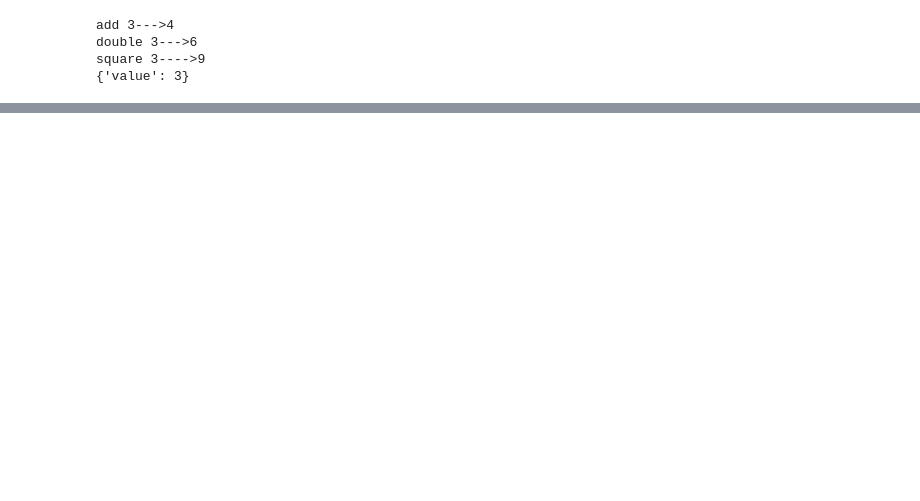
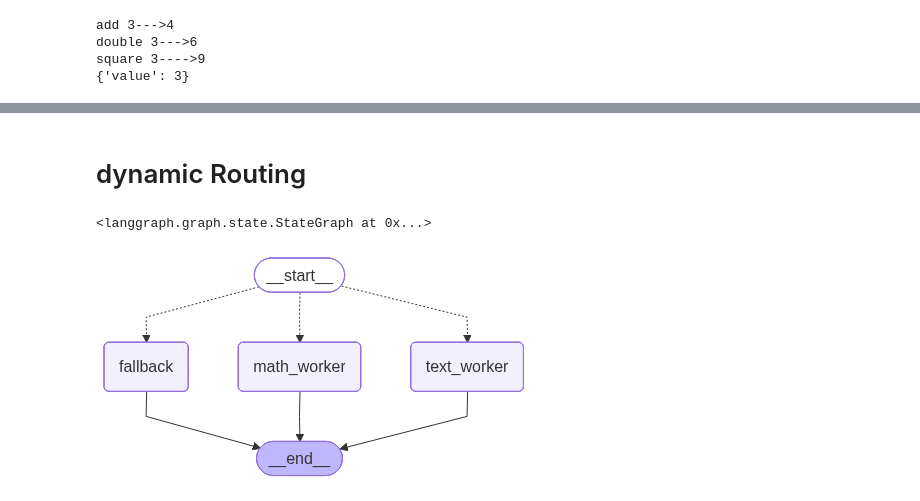
Before and after one commit to Go7bi/Advanced_LangGraph, a Jupyter notebook: graph_flow_control.ipynb, the cells around one changed output, grey strips where cells are left out. Drawn from its saved outputs; the diff is of its cells as text; code cells hidden in the pictures; blank space fills up the shorter version.

```diff
--- a/graph_flow_control.ipynb
+++ b/graph_flow_control.ipynb
@@ -56,0 +135,2 @@ square 3---->9
+# %% [markdown]
+# dynamic Routing
@@ -56,0 +145,9 @@ square 3---->9
+# %%
+def dispatch(state : TaskState)->Literal['math_worker','text_worker',"fallback"]:
+    task = state['task_type'].lower().strip()
+    if task == 'math':
+        return 'math_worker'
+    elif task == 'text':
+        return 'text_worker'
+    else:
+        'fallback'
@@ -56,0 +172,34 @@ square 3---->9
+# %%
+builder = StateGraph(TaskState)
+# %%
+builder.add_node('math_worker',math_worker)
+builder.add_node('text_worker',text_worker)
+builder.add_node('fallback',fallback)
+# %% [output]
+<langgraph.graph.state.StateGraph at 0x...>
+# %%
+builder.add_conditional_edges(
+    START,
+    dispatch,
+    {
+        "math_worker": "math_worker",
+        "text_worker": "text_worker",
+        "fallback":    "fallback",
+    }
+)
+
+builder.add_edge("math_worker", END)
+builder.add_edge("text_worker", END)
+builder.add_edge("fallback",    END)
+
+graph = builder.compile()
+# %%
+from IPython.display import Image, display
+
+display(
+    Image(
+        graph.get_graph().draw_mermaid_png()
+    )
+)
+# %% [output]
+[figure, added]
```
Also changed, not shown: parts of 16 cells of this notebook.
